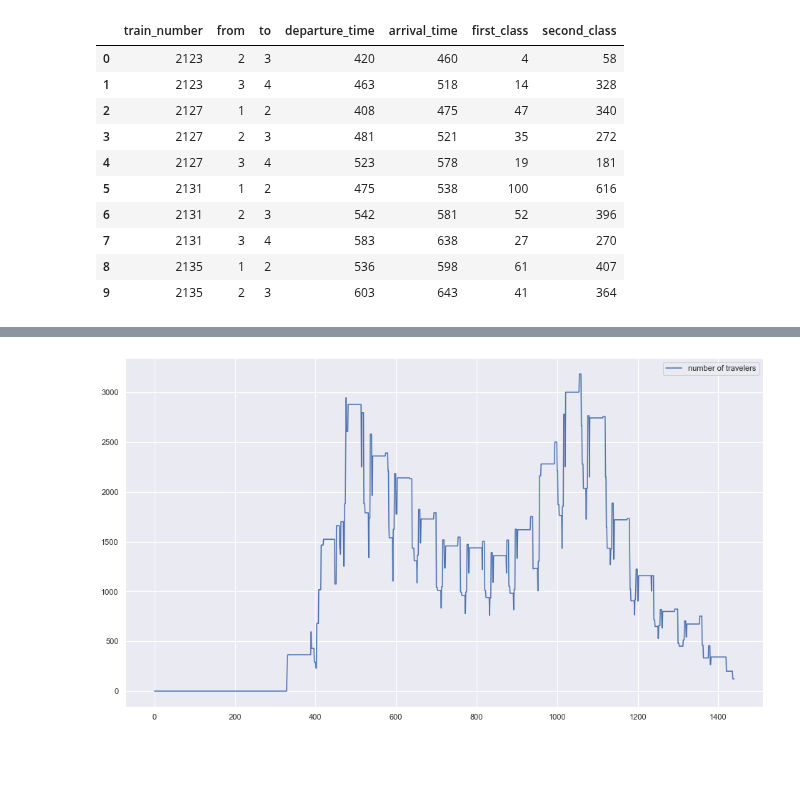
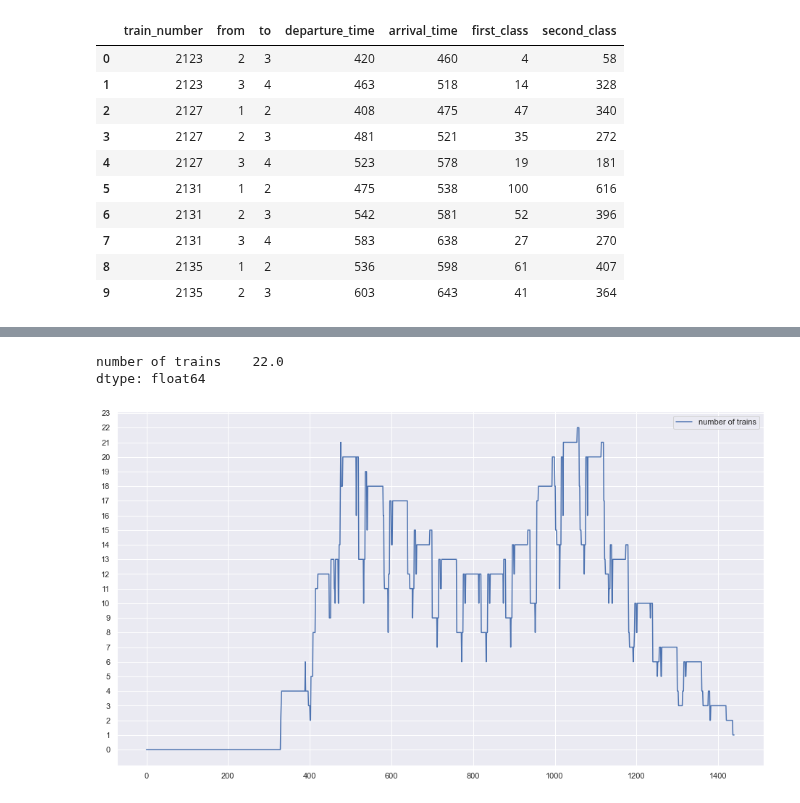
Before and after one commit to Sun-flowerSamurai/train-modelling, a Jupyter notebook: loading_train_data.ipynb, the cells around one changed output, grey strips where cells are left out. Saved outputs shown, nothing was run; the diff lists cells and outputs as text; code cells hidden in the pictures; blank space fills up the shorter version.

```diff
--- a/loading_train_data.ipynb
+++ b/loading_train_data.ipynb
@@ -92,13 +64,38 @@ df_travelers_per_minute_first.plot(kind='line', figsize=(16,9));
-# %%
-df_travelers_per_minute_second = pd.DataFrame(np.zeros((60*24, 1)))
-df_travelers_per_minute_second.columns = ['number of travelers']
-
-for index, row in df.iterrows():
-    start = row[3]
-    stop = row[4]
-    tot = total_passangers_at_t('2', row)
-    df_travelers_per_minute_second.loc[start:stop + 1, 'number of travelers'] += tot
-
-df_travelers_per_minute_second.plot(kind='line', figsize=(16,9));
-# %% [output]
-[figure, removed]
+# %%
+def min_trains(row:pd.Series, train_type: Tuple[int, int])->  int:
+    """Finds the minimum number of trains needed in row.
+    """
+
+    min_first_class = row[5]/train_type[0]
+    min_second_class = row[6]/train_type[1]
+
+    min_trains = math.ceil(max(min_first_class, min_second_class))
+
+    return min_trains
+# %%
+def trains_at_t(schedule: pd.DataFrame, train_type: Tuple[int, int]) -> pd.DataFrame:
+    """Creates a new DataFrame whoes index is number of minutes past midnight and
+    for each minute contains the minimum number of trains needed to serve the schedule.
+    """
+
+    df = pd.DataFrame(np.zeros((60*24, 1)))
+    df.columns = ['number of trains']
+
+    for index, row in schedule.iterrows():
+        start = row[3]
+        stop = row[4]
+
+
+        df.loc[start:stop+1, 'number of trains'] += min_trains(row, train_type=train_type)
+
+    return df
+# %%
+type_3_trains_at_t = trains_at_t(df, type_3_train)
+print(type_3_trains_at_t.max())
+ax = type_3_trains_at_t.plot(figsize=(16,9))
+start, end = ax.get_ylim()
+ax.yaxis.set_ticks(range(24));
+# %% [output]
+number of trains    22.0
+dtype: float64
+[figure, added]
```
Also changed, not shown: parts of 8 cells of this notebook, 1 other file.
